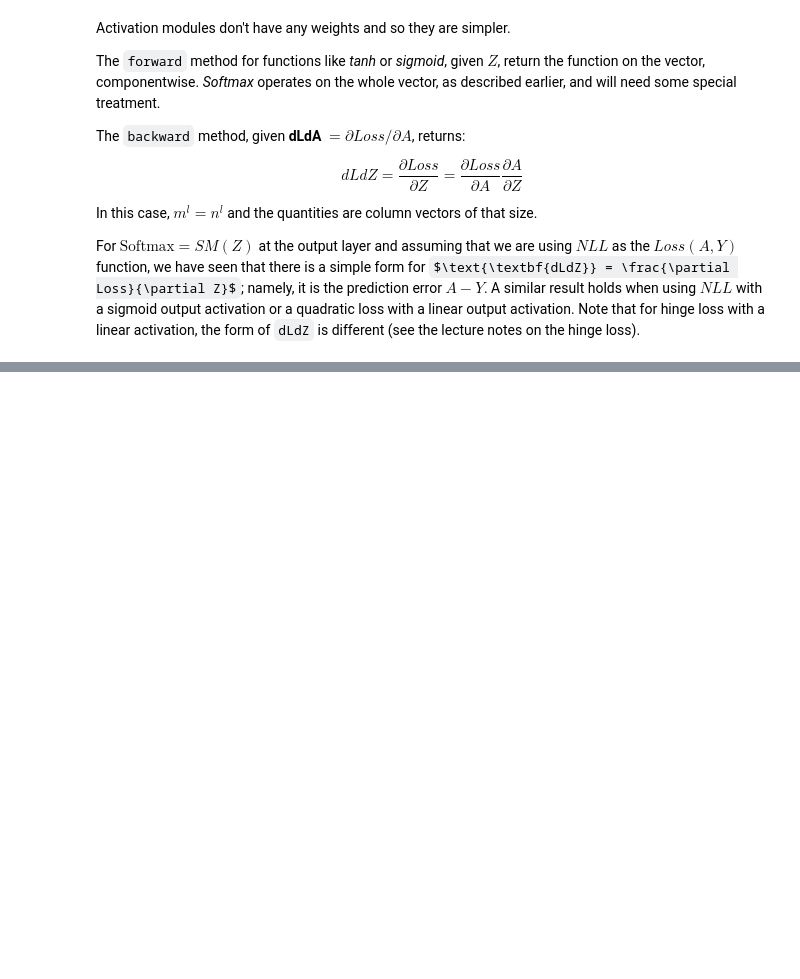
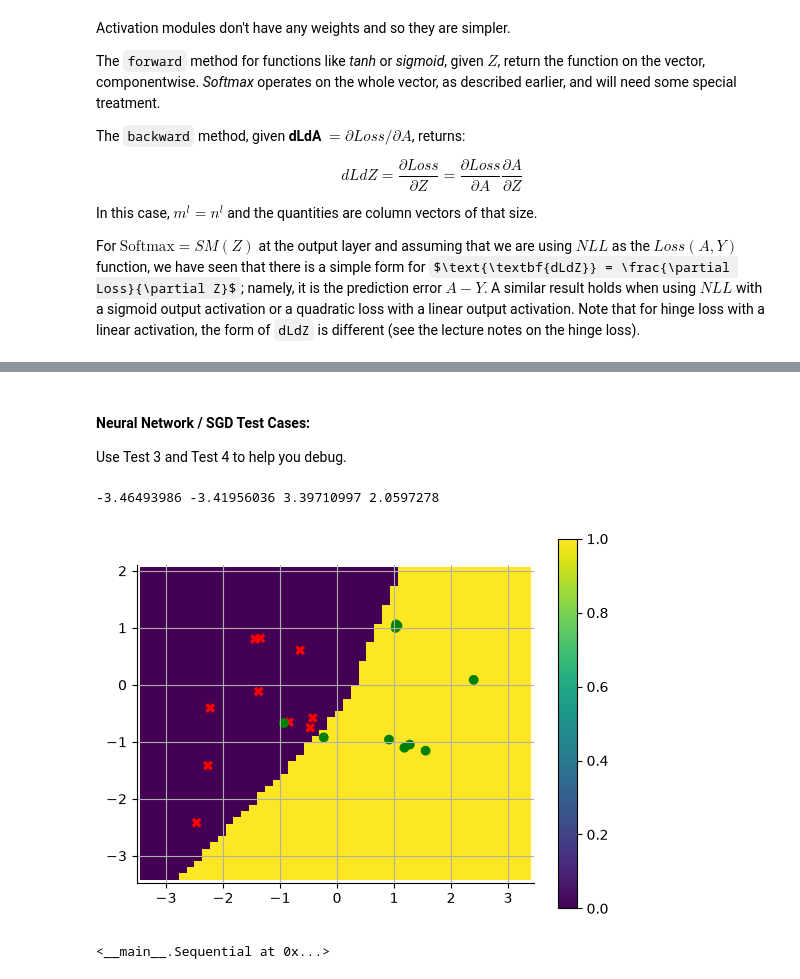
Before and after one commit to ACADEMIC-AND-PERSONAL-PROJECTS/MIT_WEEK7_Neural_Network_II, a Jupyter notebook: all_notebooks/homework.ipynb, the cells around one changed output, grey strips where cells are left out. Saved outputs shown, nothing was run; the diff lists cells and outputs as text; code cells hidden in the pictures; some formulas as TeX source; blank space fills up the shorter version.

Commit message:
(HOMEWORK): 2-Implementing Neural Networks

```diff
--- a/all_notebooks/homework.ipynb
+++ b/all_notebooks/homework.ipynb
@@ -134,0 +299,51 @@ For $\text{Softmax} = SM(Z)$ at the output layer and assuming that we are using
+# %%
+class Sequential:
+    def __init__(self, modules, loss):            # List of modules, loss module
+        self.modules = modules
+        self.loss = loss
+
+    def sgd(self, X, Y, iters=100, lrate=0.005):  # Train
+        D, N = X.shape
+        sum_loss = 0
+        for it in range(iters):
+            i = np.random.randint(N)
+            Xt = X[:, i:i+1]
+            Yt = Y[:, i:i+1]
+            Ypred = self.forward(Xt)
+            sum_loss += self.loss.forward(Ypred, Yt)
+            err = self.loss.backward()
+            self.backward(err)
+            self.sgd_step(lrate)
+
+    def forward(self, Xt):                        # Compute Ypred
+        for m in self.modules: Xt = m.forward(Xt)
+        return Xt
+
+    def backward(self, delta):                    # Update dLdW and dLdW0
+        # Note reversed list of modules
+        for m in self.modules[::-1]: delta = m.backward(delta)
+
+    def sgd_step(self, lrate):                    # Gradient descent step
+        for m in self.modules: m.sgd_step(lrate)
+
+    def print_accuracy(self, it, X, Y, cur_loss, every=250):
+        # Utility method to print accuracy on full dataset, should
+        # improve over time when doing SGD. Also prints current loss,
+        # which should decrease over time. Call this on each iteration
+        # of SGD!
+        if it % every == 1:
+            cf = self.modules[-1].class_fun
+            acc = np.mean(cf(self.forward(X)) == cf(Y))
+            print('Iteration =', it, '	Acc =', acc, '	Loss =', cur_loss)
+# %% [markdown]
+#### Neural Network / SGD Test Cases: ####
+Use Test 3 and Test 4 to help you debug.
+# %%
+# TEST 3: you should achieve 100% accuracy on the hard dataset (note that we provided plotting code)
+X, Y = hard()
+nn = Sequential([Linear(2, 10), ReLU(), Linear(10, 10), ReLU(), Linear(10,2), SoftMax()], NLL())
+disp.classify(X, Y, nn, it=100000)
+# %% [output]
+-3.46493986 -3.41956036 3.39710997 2.0597278
+[figure, added]
+<__main__.Sequential at 0x...>
```
Also changed, not shown: parts of 17 cells of this notebook, 1 other file.
